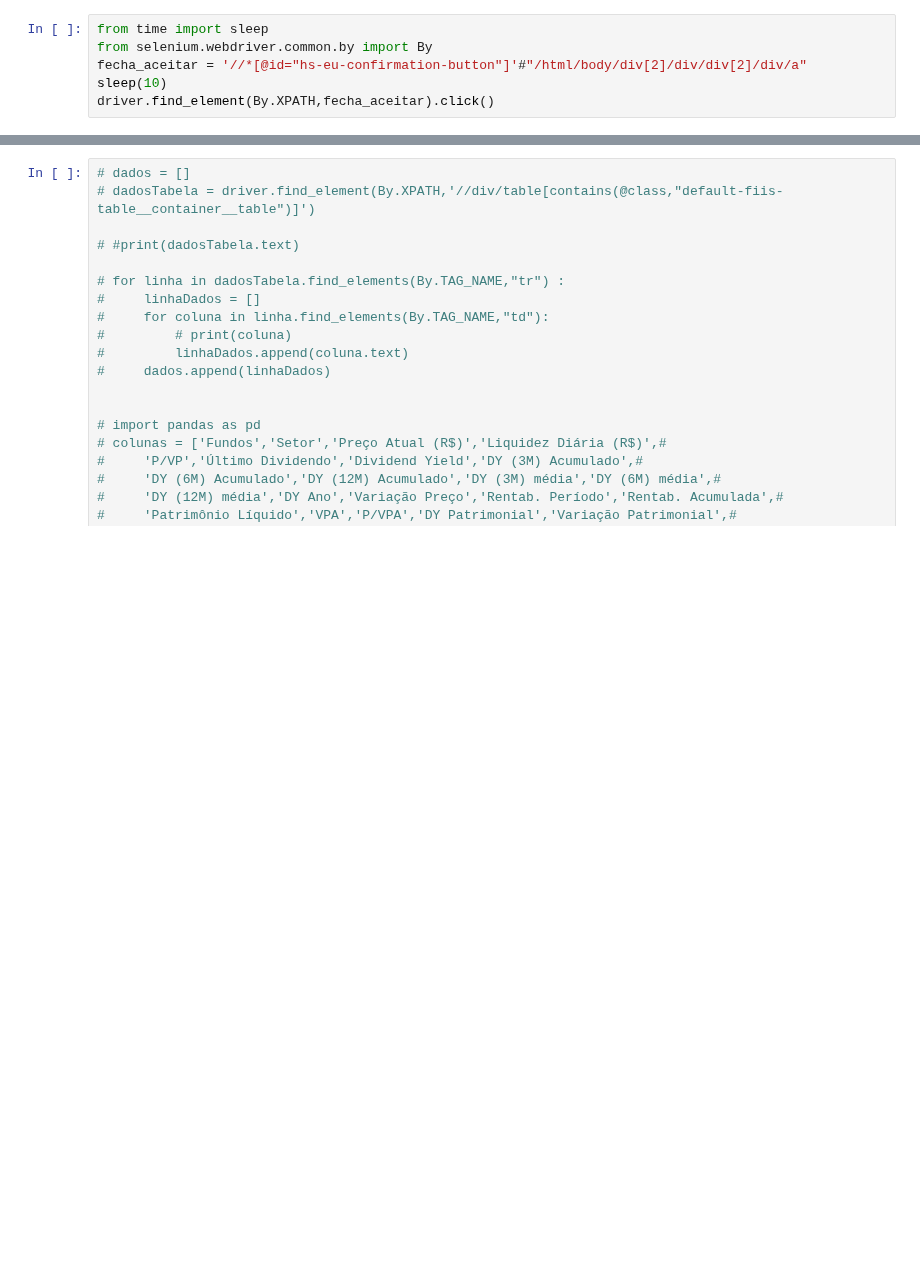
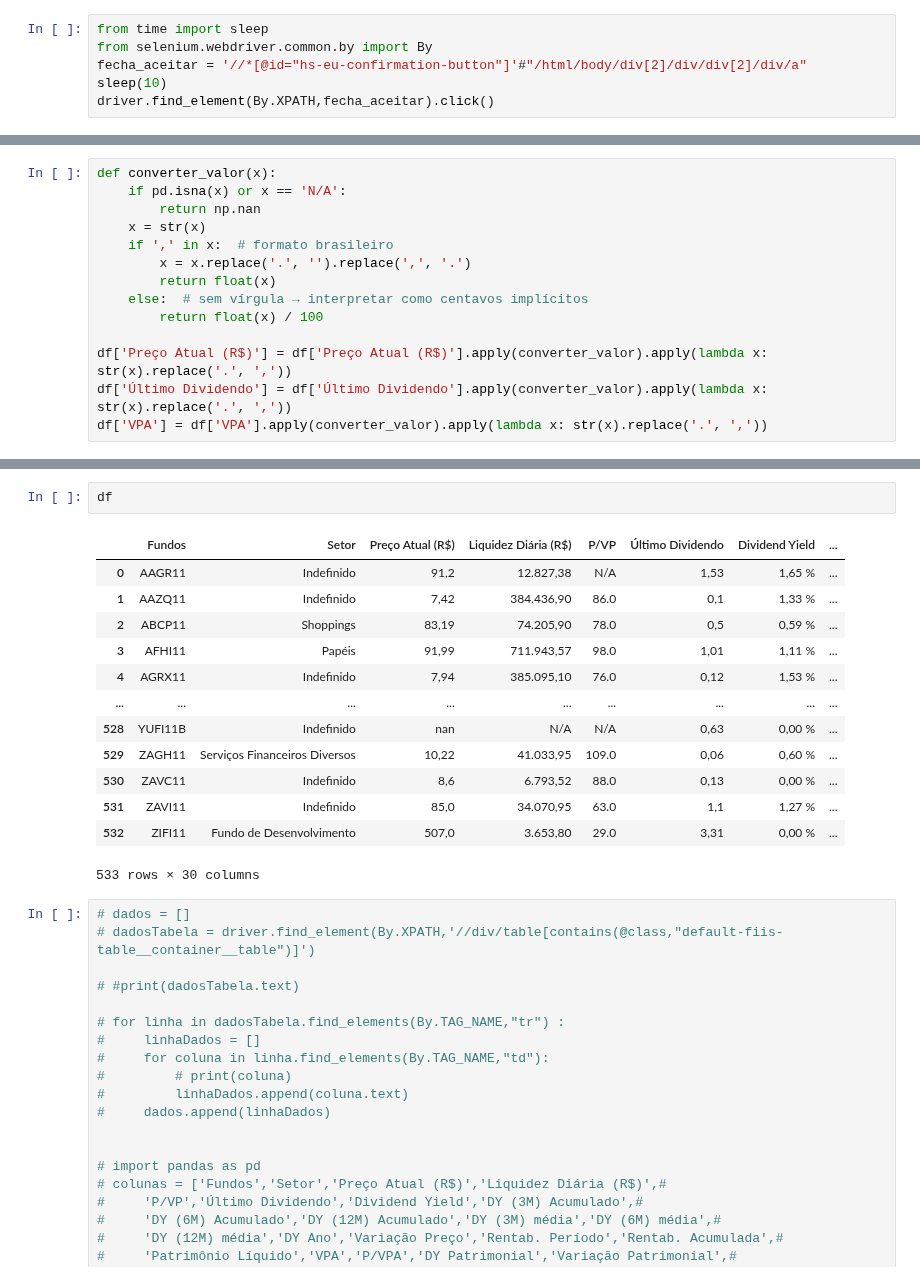
Before and after one commit to BDonadelli/Finance-playground, a Jupyter notebook: DT_FundsExplorer.ipynb, the cells around one changed output, grey strips where cells are left out. Saved outputs shown, nothing was run; the diff lists cells and outputs as text; blank space fills up the shorter version.

```diff
--- a/DT_FundsExplorer.ipynb
+++ b/DT_FundsExplorer.ipynb
@@ -38,0 +88,14 @@ df=tabelas_html[0]
+# %%
+def converter_valor(x):
+    if pd.isna(x) or x == 'N/A':
+        return np.nan
+    x = str(x)
+    if ',' in x:  # formato brasileiro
+        x = x.replace('.', '').replace(',', '.')
+        return float(x)
+    else:  # sem vírgula → interpretar como centavos implícitos
+        return float(x) / 100
+
+df['Preço Atual (R$)'] = df['Preço Atual (R$)'].apply(converter_valor).apply(lambda x: str(x).replace('.', ','))
+df['Último Dividendo'] = df['Último Dividendo'].apply(converter_valor).apply(lambda x: str(x).replace('.', ','))
+df['VPA'] = df['VPA'].apply(converter_valor).apply(lambda x: str(x).replace('.', ','))
@@ -39,3 +123,19 @@ df=tabelas_html[0]
+# %%
+df
+# %% [output]
+|  | Fundos | Setor | Preço Atual (R$) | Liquidez Diária (R$) | P/VP | Último Dividendo | Dividend Yield | ... |
+| 0 | AAGR11 | Indefinido | 91,2 | 12.827,38 | N/A | 1,53 | 1,65 % | ... |
+| 1 | AAZQ11 | Indefinido | 7,42 | 384.436,90 | 86.0 | 0,1 | 1,33 % | ... |
+| 2 | ABCP11 | Shoppings | 83,19 | 74.205,90 | 78.0 | 0,5 | 0,59 % | ... |
+| 3 | AFHI11 | Papéis | 91,99 | 711.943,57 | 98.0 | 1,01 | 1,11 % | ... |
+| 4 | AGRX11 | Indefinido | 7,94 | 385.095,10 | 76.0 | 0,12 | 1,53 % | ... |
+| ... | ... | ... | ... | ... | ... | ... | ... | ... |
+| 528 | YUFI11B | Indefinido | nan | N/A | N/A | 0,63 | 0,00 % | ... |
+| 529 | ZAGH11 | Serviços Financeiros Diversos | 10,22 | 41.033,95 | 109.0 | 0,06 | 0,60 % | ... |
+| 530 | ZAVC11 | Indefinido | 8,6 | 6.793,52 | 88.0 | 0,13 | 0,00 % | ... |
+| 531 | ZAVI11 | Indefinido | 85,0 | 34.070,95 | 63.0 | 1,1 | 1,27 % | ... |
+| 532 | ZIFI11 | Fundo de Desenvolvimento | 507,0 | 3.653,80 | 29.0 | 3,31 | 0,00 % | ... |
+533 rows × 30 columns
 # %%
 # dados = []
 # dadosTabela = driver.find_element(By.XPATH,'//div/table[contains(@class,"default-fiis-table__container__table")]')
```
Also changed, not shown: parts of 9 cells of this notebook, 3 other files.
